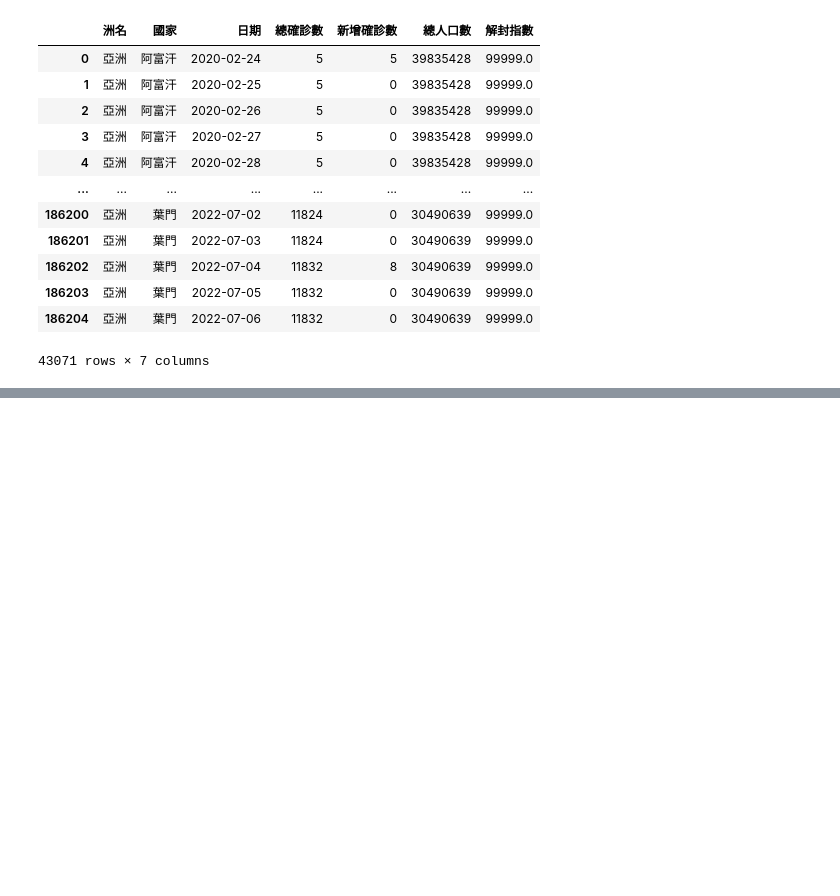
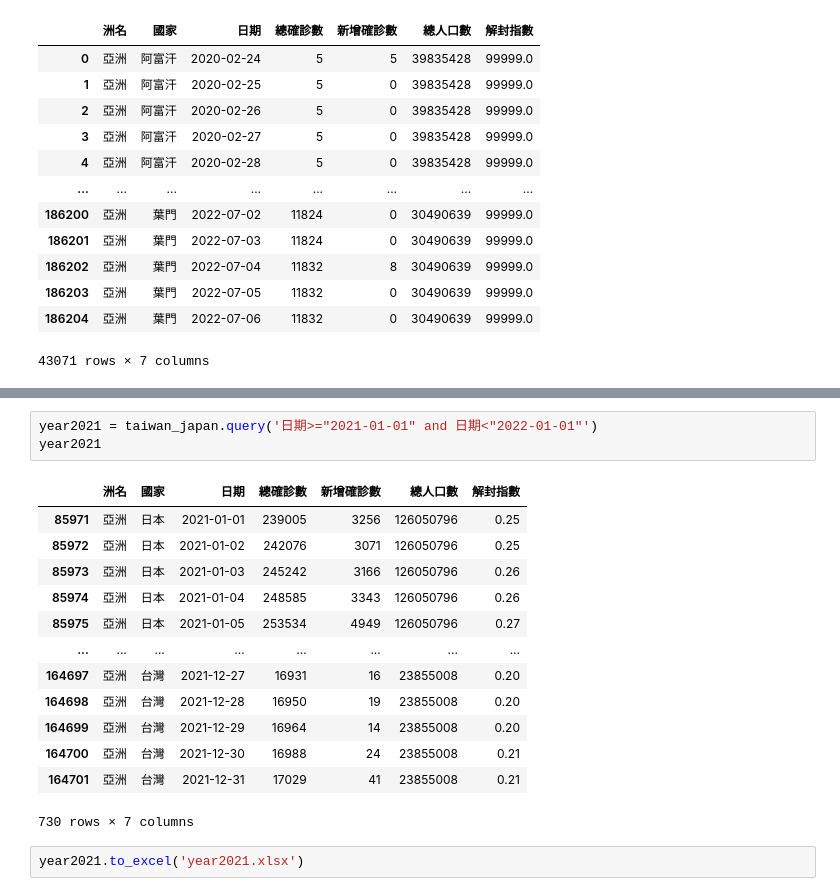
Before and after one commit to MarkChang2023/2023_11_14, a Jupyter notebook: lesson18/lesson18_1.ipynb, the cells around one changed output, grey strips where cells are left out. Saved outputs shown, nothing was run; the diff lists cells and outputs as text; blank space fills up the shorter version.

```diff
--- a/lesson18/lesson18_1.ipynb
+++ b/lesson18/lesson18_1.ipynb
@@ -154,0 +184,19 @@ taiwan_japan
+# %%
+year2021 = taiwan_japan.query('日期>="2021-01-01" and 日期<"2022-01-01"')
+year2021
+# %% [output]
+|  | 洲名 | 國家 | 日期 | 總確診數 | 新增確診數 | 總人口數 | 解封指數 |
+| 85971 | 亞洲 | 日本 | 2021-01-01 | 239005 | 3256 | 126050796 | 0.25 |
+| 85972 | 亞洲 | 日本 | 2021-01-02 | 242076 | 3071 | 126050796 | 0.25 |
+| 85973 | 亞洲 | 日本 | 2021-01-03 | 245242 | 3166 | 126050796 | 0.26 |
+| 85974 | 亞洲 | 日本 | 2021-01-04 | 248585 | 3343 | 126050796 | 0.26 |
+| 85975 | 亞洲 | 日本 | 2021-01-05 | 253534 | 4949 | 126050796 | 0.27 |
+| ... | ... | ... | ... | ... | ... | ... | ... |
+| 164697 | 亞洲 | 台灣 | 2021-12-27 | 16931 | 16 | 23855008 | 0.20 |
+| 164698 | 亞洲 | 台灣 | 2021-12-28 | 16950 | 19 | 23855008 | 0.20 |
+| 164699 | 亞洲 | 台灣 | 2021-12-29 | 16964 | 14 | 23855008 | 0.20 |
+| 164700 | 亞洲 | 台灣 | 2021-12-30 | 16988 | 24 | 23855008 | 0.21 |
+| 164701 | 亞洲 | 台灣 | 2021-12-31 | 17029 | 41 | 23855008 | 0.21 |
+730 rows × 7 columns
+# %%
+year2021.to_excel('year2021.xlsx')
```
Also changed, not shown: parts of 4 cells of this notebook, 1 other file.
